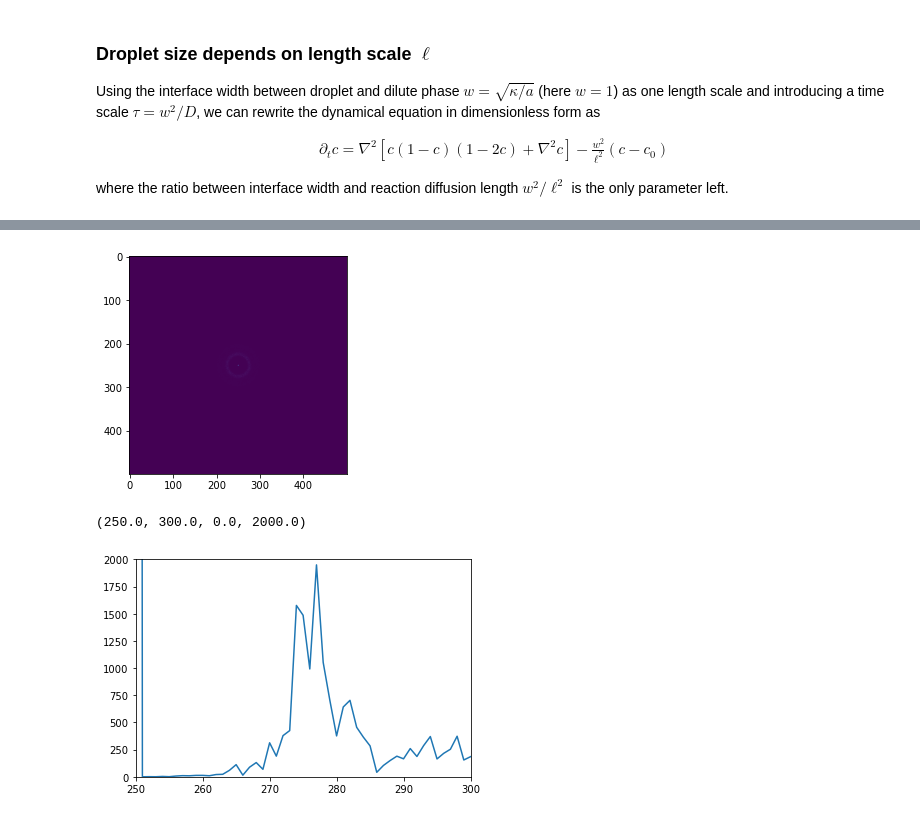
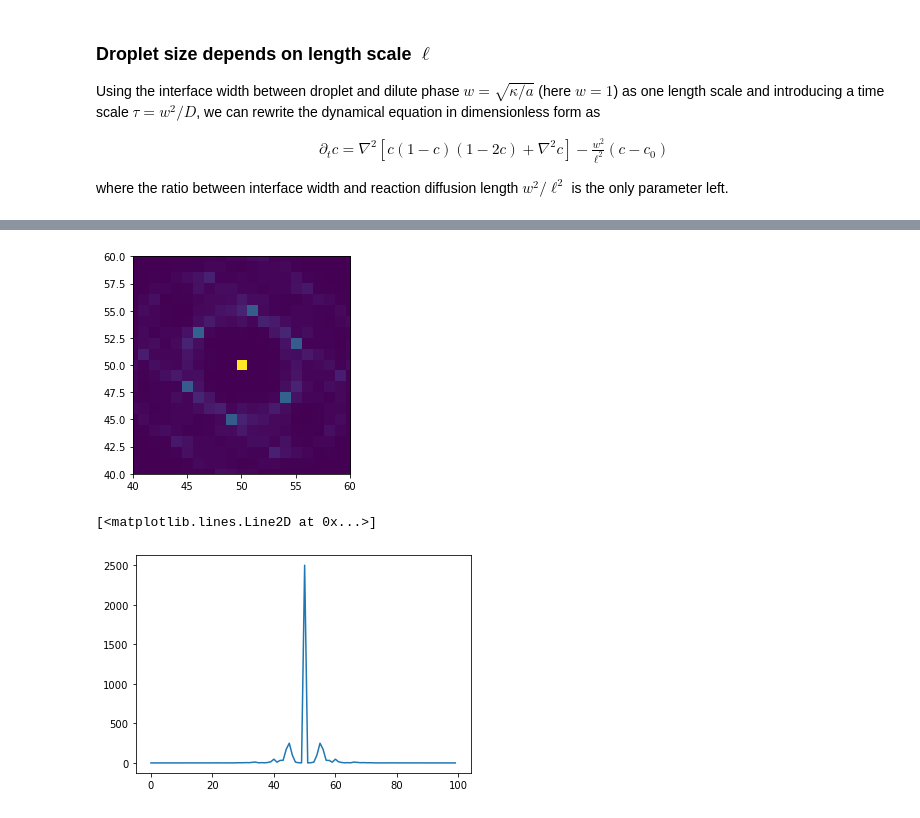
Before and after one commit to zwicker-group/tutorial-pattern-formation-in-cells, a Jupyter notebook: 05_non-ideal-reaction-diffusion.ipynb, the cells around one changed output, grey strips where cells are left out. Saved outputs shown, nothing was run; the diff lists cells and outputs as text; code cells hidden in the pictures.

```diff
--- a/05_non-ideal-reaction-diffusion.ipynb
+++ b/05_non-ideal-reaction-diffusion.ipynb
@@ -399,12 +400,12 @@ plt.axis([200,300,200,300])
 # %%
 plt.imshow(f1)
-#plt.axis([40,60,40,60])
+plt.axis([40,60,40,60])
 plt.show()
 plt.close()
-plt.plot(f1[:,250])
-plt.axis([250,300,0,2000])
+plt.plot(f1[:,50])
+#plt.axis([250,300,0,2000])
 # %% [output]
-[figure, old version]
+[figure, new version]
-(250.0, 300.0, 0.0, 2000.0)
+[<matplotlib.lines.Line2D at 0x...>]
-[figure, old version]
+[figure, new version]
 # %%
```
Also changed, not shown: parts of 18 cells of this notebook.
